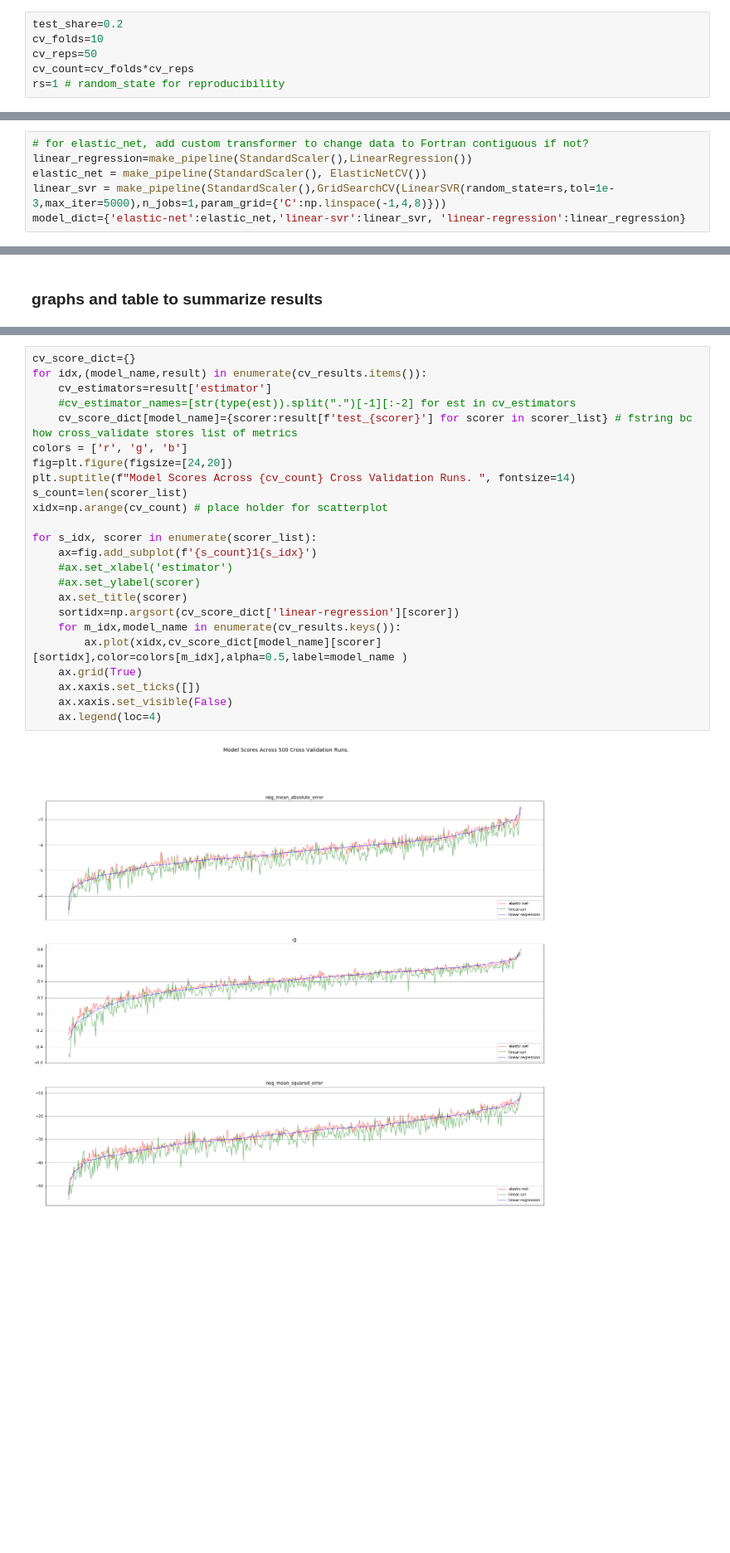
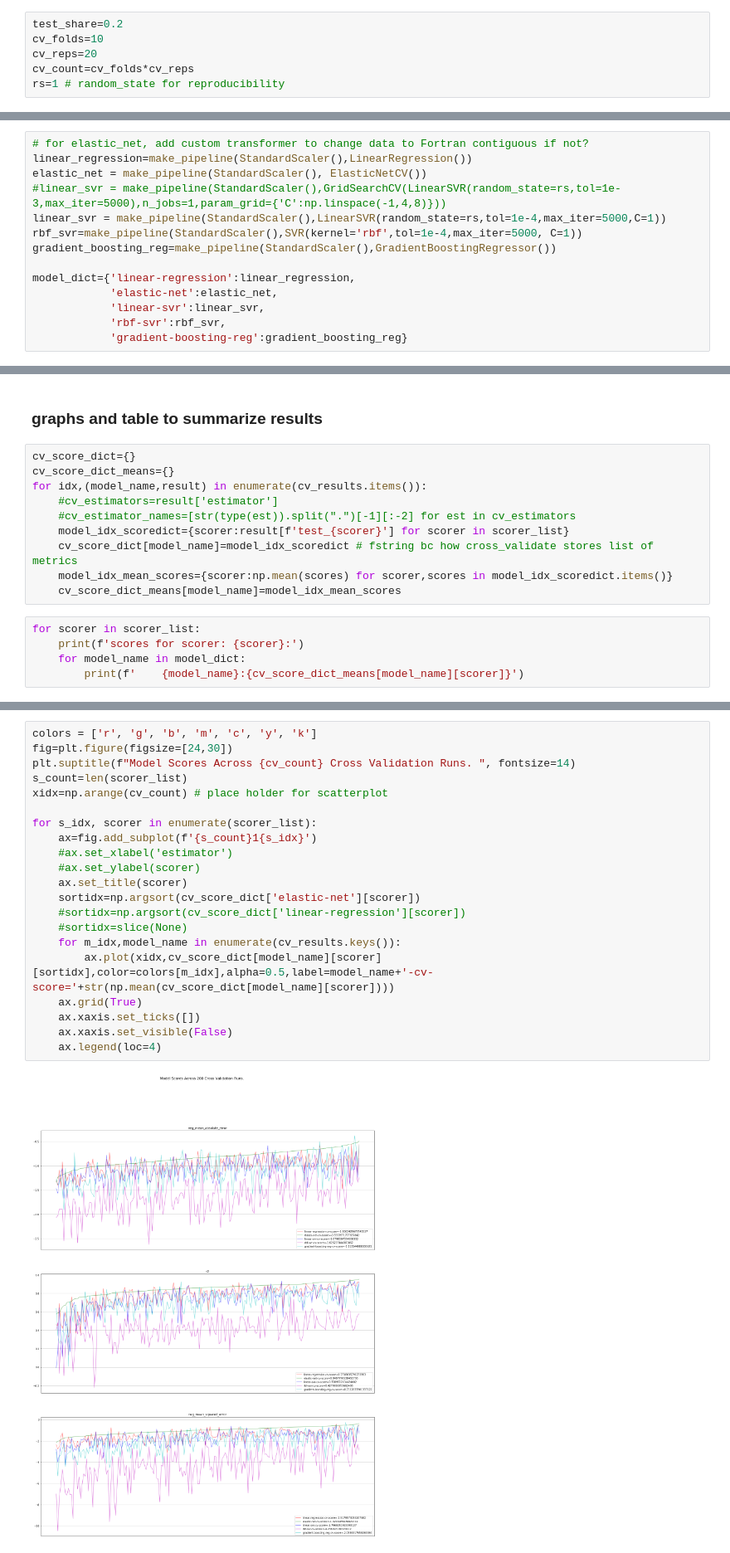
Before and after one commit to DouglasPatton/Hydro, a Jupyter notebook: VBflow.ipynb, the cells around one changed output, grey strips where cells are left out. Shown at 83% size. Saved outputs shown, nothing was run; the diff lists cells and outputs as text; blank space fills up the shorter version.

```diff
--- a/VBflow.ipynb
+++ b/VBflow.ipynb
@@ -16,7 +17,7 @@ filterwarnings('ignore')
 # %%
 test_share=0.2
 cv_folds=10
-cv_reps=50
+cv_reps=20
 cv_count=cv_folds*cv_reps
 rs=1 # random_state for reproducibility
 # %% [markdown]
@@ -43,8 +44,16 @@ else:
 # for elastic_net, add custom transformer to change data to Fortran contiguous if not?
 linear_regression=make_pipeline(StandardScaler(),LinearRegression())
 elastic_net = make_pipeline(StandardScaler(), ElasticNetCV())
-linear_svr = make_pipeline(StandardScaler(),GridSearchCV(LinearSVR(random_state=rs,tol=1e-3,max_iter=5000),n_jobs=1,param_grid={'C':np.linspace(-1,4,8)}))
-model_dict={'elastic-net':elastic_net,'linear-svr':linear_svr, 'linear-regression':linear_regression}
+#linear_svr = make_pipeline(StandardScaler(),GridSearchCV(LinearSVR(random_state=rs,tol=1e-3,max_iter=5000),n_jobs=1,param_grid={'C':np.linspace(-1,4,8)}))
+linear_svr = make_pipeline(StandardScaler(),LinearSVR(random_state=rs,tol=1e-4,max_iter=5000,C=1))
+rbf_svr=make_pipeline(StandardScaler(),SVR(kernel='rbf',tol=1e-4,max_iter=5000, C=1))
+gradient_boosting_reg=make_pipeline(StandardScaler(),GradientBoostingRegressor())
+
+model_dict={'linear-regression':linear_regression,
+            'elastic-net':elastic_net,
+            'linear-svr':linear_svr,
+            'rbf-svr':rbf_svr,
+            'gradient-boosting-reg':gradient_boosting_reg}
 # %%
 scorer_list=['neg_mean_squared_error', 'neg_mean_absolute_error', 'r2'] #cross_validate wants strings
 cv=RepeatedKFold(n_splits=cv_folds, n_repeats=cv_reps, random_state=rs) # define separately to ensure same cv data used for each model
@@ -56,2 +65,17 @@ cv_results={model_name:cross_validate(model, X_train, y_train, return_estimator=
 # %% [markdown]
 ### graphs and table to summarize results
+# %%
+cv_score_dict={}
+cv_score_dict_means={}
+for idx,(model_name,result) in enumerate(cv_results.items()):
+    #cv_estimators=result['estimator']
+    #cv_estimator_names=[str(type(est)).split(".")[-1][:-2] for est in cv_estimators
+    model_idx_scoredict={scorer:result[f'test_{scorer}'] for scorer in scorer_list}
+    cv_score_dict[model_name]=model_idx_scoredict # fstring bc how cross_validate stores list of metrics
+    model_idx_mean_scores={scorer:np.mean(scores) for scorer,scores in model_idx_scoredict.items()}
+    cv_score_dict_means[model_name]=model_idx_mean_scores
+# %%
+for scorer in scorer_list:
+    print(f'scores for scorer: {scorer}:')
+    for model_name in model_dict:
+        print(f'    {model_name}:{cv_score_dict_means[model_name][scorer]}')
@@ -58,28 +101,25 @@ cv_results={model_name:cross_validate(model, X_train, y_train, return_estimator=
 # %%
-cv_score_dict={}
-for idx,(model_name,result) in enumerate(cv_results.items()):
-    cv_estimators=result['estimator']
-    #cv_estimator_names=[str(type(est)).split(".")[-1][:-2] for est in cv_estimators
-    cv_score_dict[model_name]={scorer:result[f'test_{scorer}'] for scorer in scorer_list} # fstring bc how cross_validate stores list of metrics
-colors = ['r', 'g', 'b']
-fig=plt.figure(figsize=[24,20])
+colors = ['r', 'g', 'b', 'm', 'c', 'y', 'k']
+fig=plt.figure(figsize=[24,30])
 plt.suptitle(f"Model Scores Across {cv_count} Cross Validation Runs. ", fontsize=14)
 s_count=len(scorer_list)
 xidx=np.arange(cv_count) # place holder for scatterplot
 
 for s_idx, scorer in enumerate(scorer_list):
     ax=fig.add_subplot(f'{s_count}1{s_idx}')
     #ax.set_xlabel('estimator')
     #ax.set_ylabel(scorer)
     ax.set_title(scorer)
-    sortidx=np.argsort(cv_score_dict['linear-regression'][scorer])
+    sortidx=np.argsort(cv_score_dict['elastic-net'][scorer])
+    #sortidx=np.argsort(cv_score_dict['linear-regression'][scorer])
+    #sortidx=slice(None)
     for m_idx,model_name in enumerate(cv_results.keys()):
-        ax.plot(xidx,cv_score_dict[model_name][scorer][sortidx],color=colors[m_idx],alpha=0.5,label=model_name )
+        ax.plot(xidx,cv_score_dict[model_name][scorer][sortidx],color=colors[m_idx],alpha=0.5,label=model_name+'-cv-score='+str(np.mean(cv_score_dict[model_name][scorer])))
     ax.grid(True)
     ax.xaxis.set_ticks([])
     ax.xaxis.set_visible(False)
     ax.legend(loc=4)
 # %% [output]
-[figure, old version]
+[figure, new version]
 # %%
 # create a similar plot showing residuals from the cv models for each value of y.
```
Also changed, not shown: parts of 11 cells of this notebook.
